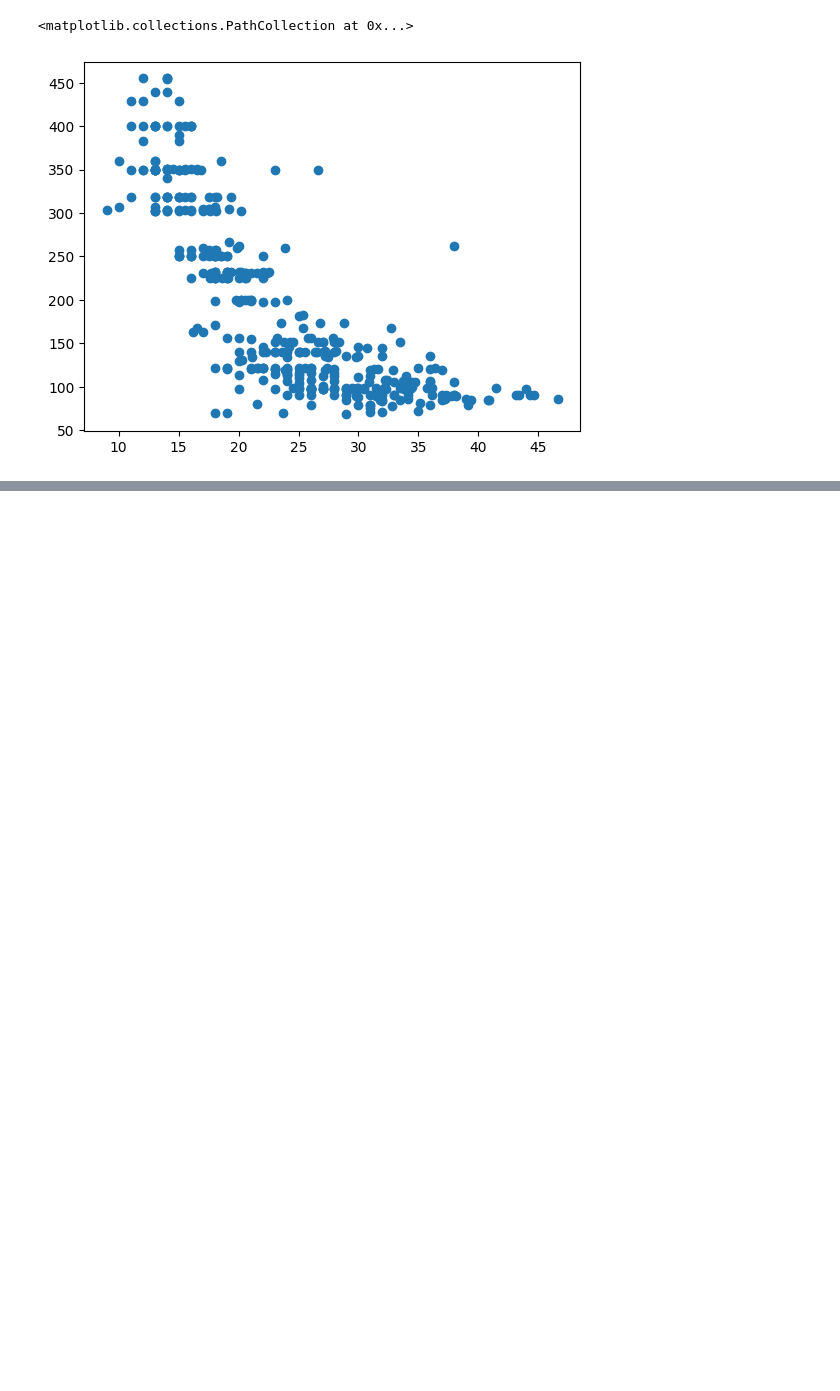
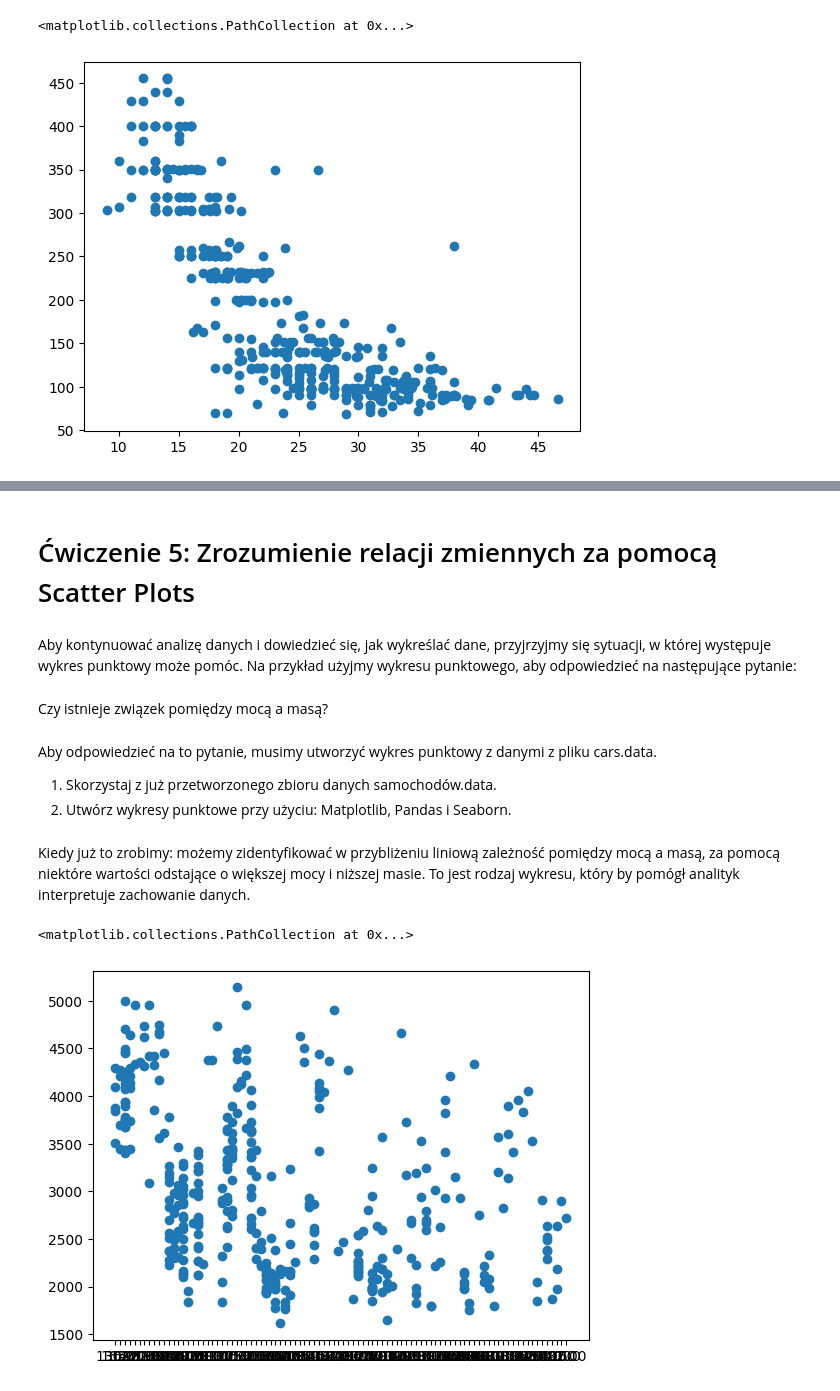
Before and after one commit to sendecka/DataCamp---Data-Scientist-with-Python, a Jupyter notebook: 09 Analiza dużych zbiorów danych I/Ćwiczenia/Activity.ipynb, the cells around one changed output, grey strips where cells are left out. Saved outputs shown, nothing was run; the diff lists cells and outputs as text; code cells hidden in the pictures; blank space fills up the shorter version.

```diff
--- a/09 Analiza dużych zbiorów danych I/Ćwiczenia/Activity.ipynb
+++ b/09 Analiza dużych zbiorów danych I/Ćwiczenia/Activity.ipynb
@@ -365,0 +371,19 @@ ax.scatter(x = df['mpg'], y=df['displacement'])
+# %% [markdown]
+# Ćwiczenie 5: Zrozumienie relacji zmiennych za pomocą Scatter Plots
+# %% [markdown]
+Aby kontynuować analizę danych i dowiedzieć się, jak wykreślać dane, przyjrzyjmy się sytuacji, w której występuje wykres punktowy może pomóc. Na przykład użyjmy wykresu punktowego, aby odpowiedzieć na następujące pytanie:
+# %% [markdown]
+Czy istnieje związek pomiędzy mocą a masą?
+# %% [markdown]
+Aby odpowiedzieć na to pytanie, musimy utworzyć wykres punktowy z danymi z pliku cars.data.
+1. Skorzystaj z już przetworzonego zbioru danych samochodów.data.
+2. Utwórz wykresy punktowe przy użyciu: Matplotlib, Pandas i Seaborn.
+# %% [markdown]
+Kiedy już to zrobimy: możemy zidentyfikować w przybliżeniu liniową zależność pomiędzy mocą a masą, za pomocą niektóre wartości odstające o większej mocy i niższej masie. To jest rodzaj wykresu, który by pomógł analityk interpretuje zachowanie danych.
+# %%
+%matplotlib inline
+fig, ax = plt.subplots()
+ax.scatter(x = df['horsepower'], y=df['weight'])
+# %% [output]
+<matplotlib.collections.PathCollection at 0x...>
+[figure, added]
```
Also changed, not shown: parts of 8 cells of this notebook.
